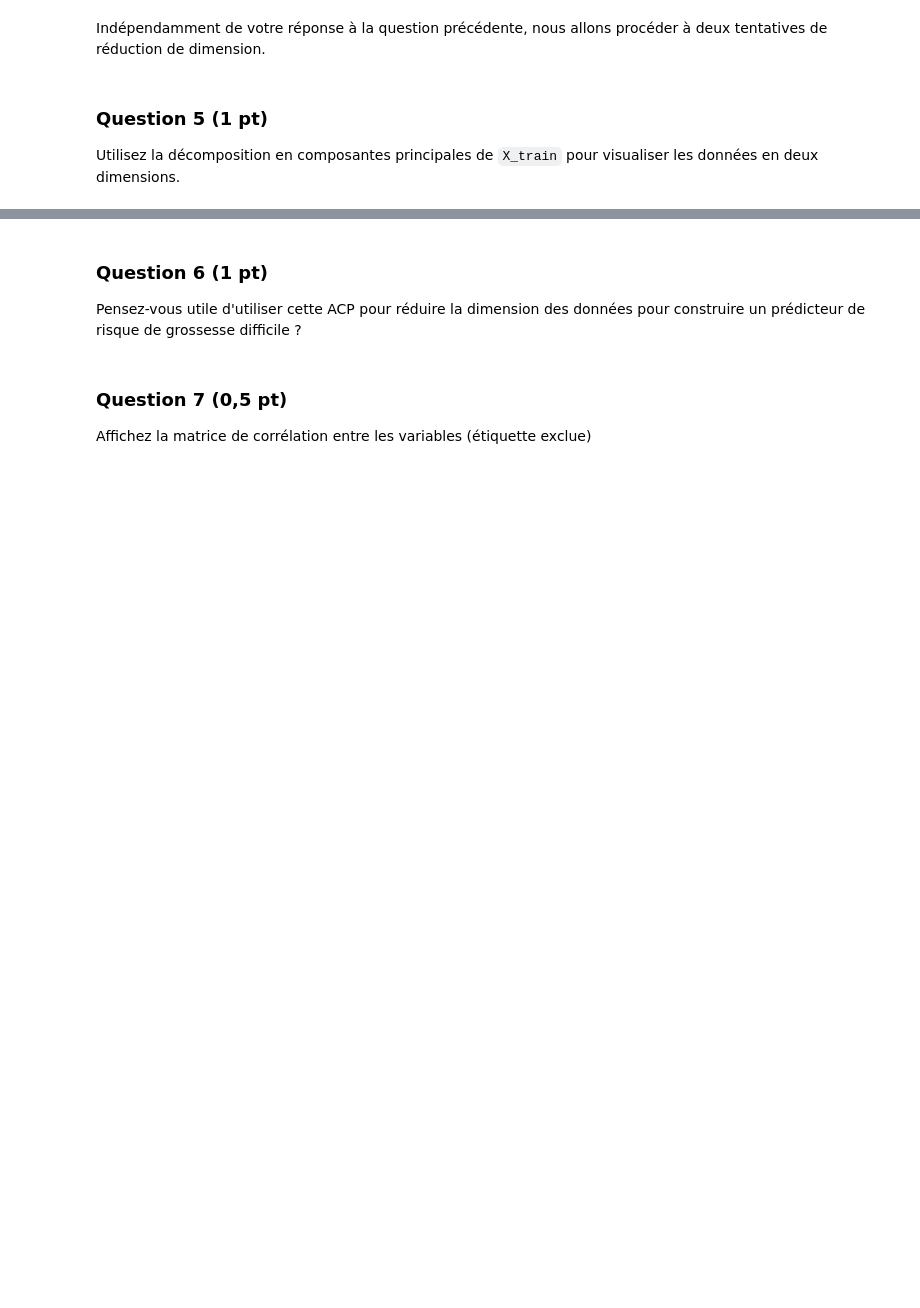
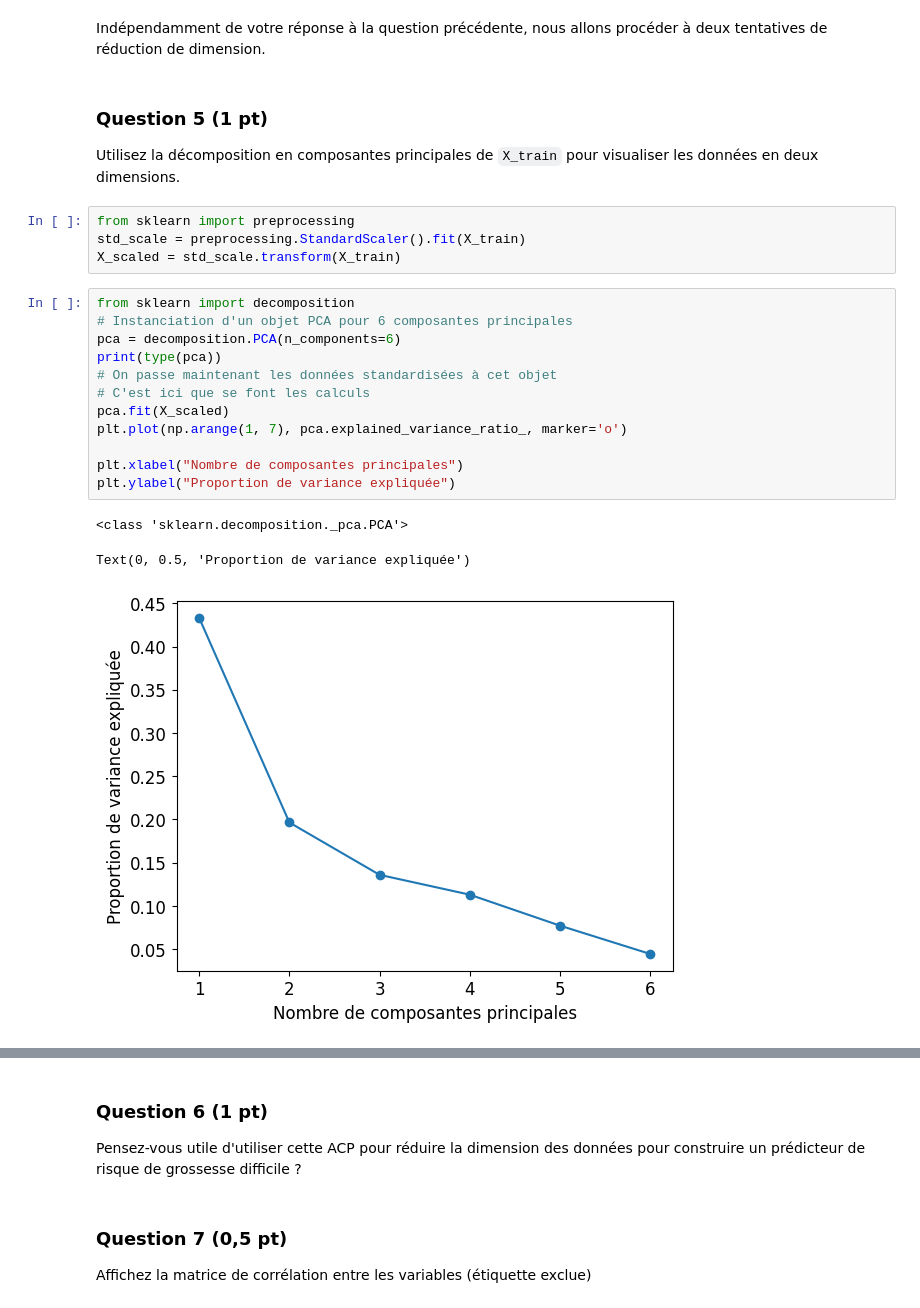
Before and after one commit to antoinebossin/Projet_data, a Jupyter notebook: Projet.ipynb, the cells around one changed output, grey strips where cells are left out. Drawn from its saved outputs; the diff is of its cells as text; blank space fills up the shorter version.

```diff
--- a/Projet.ipynb
+++ b/Projet.ipynb
@@ -137,3 +160,23 @@ Indépendamment de votre réponse à la question précédente, nous allons proc
 # %% [markdown]
 ### Question 5 (1 pt)
 Utilisez la décomposition en composantes principales de `X_train` pour visualiser les données en deux dimensions.
+# %%
+from sklearn import preprocessing
+std_scale = preprocessing.StandardScaler().fit(X_train)
+X_scaled = std_scale.transform(X_train)
+# %%
+from sklearn import decomposition
+# Instanciation d'un objet PCA pour 6 composantes principales
+pca = decomposition.PCA(n_components=6)
+print(type(pca))
+# On passe maintenant les données standardisées à cet objet
+# C'est ici que se font les calculs
+pca.fit(X_scaled)
+plt.plot(np.arange(1, 7), pca.explained_variance_ratio_, marker='o')
+
+plt.xlabel("Nombre de composantes principales")
+plt.ylabel("Proportion de variance expliquée")
+# %% [output]
+<class 'sklearn.decomposition._pca.PCA'>
+Text(0, 0.5, 'Proportion de variance expliquée')
+[figure, added]
```
Also changed, not shown: parts of 13 cells of this notebook, 2 other files.
